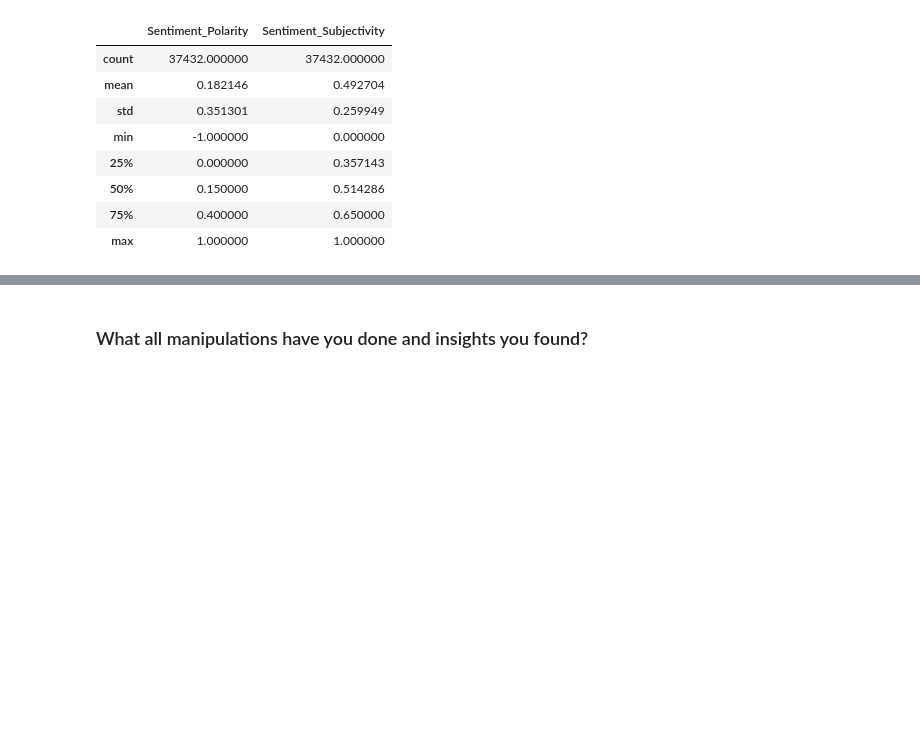
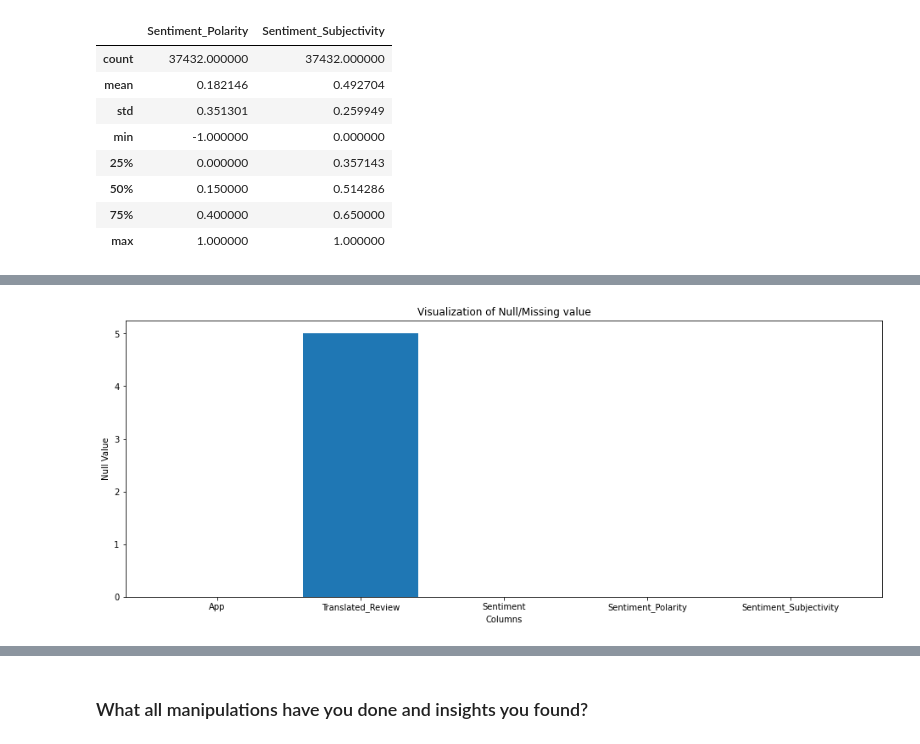
Before and after one commit to MayankDataScience/EDA_1_Data_Science, a Jupyter notebook: Play_store_app_review_analysis.ipynb, the cells around one changed output, grey strips where cells are left out. Saved outputs shown, nothing was run; the diff lists cells and outputs as text; code cells hidden in the pictures; blank space fills up the shorter version.

```diff
--- a/Play_store_app_review_analysis.ipynb
+++ b/Play_store_app_review_analysis.ipynb
@@ -1266,5 +1026,6 @@ df1.to_csv('/content/drive/MyDrive/Almabetter Data science/Data/playstore.csv',
 # %%
 # Now we can make our second Dataset analysis ready
+df2=pd.read_csv(path1+'/User Reviews.csv')
 df2.info()
 # %% [output]
 <class 'pandas.core.frame.DataFrame'>
@@ -1293,0 +1196,11 @@ df2.describe()
+# %%
+df2.dropna(how='all',subset=['Translated_Review','Sentiment','Sentiment_Polarity','Sentiment_Subjectivity'],inplace=True)
+# %%
+plt.figure(figsize=(16,6))
+plt.bar(list(df2.columns),list(df2.isnull().sum()))
+plt.xlabel('Columns')
+plt.ylabel('Null Value')
+plt.title('Visualization of Null/Missing value')
+plt.show()
+# %% [output]
+[figure, added]
```
Also changed, not shown: parts of 176 cells of this notebook.
